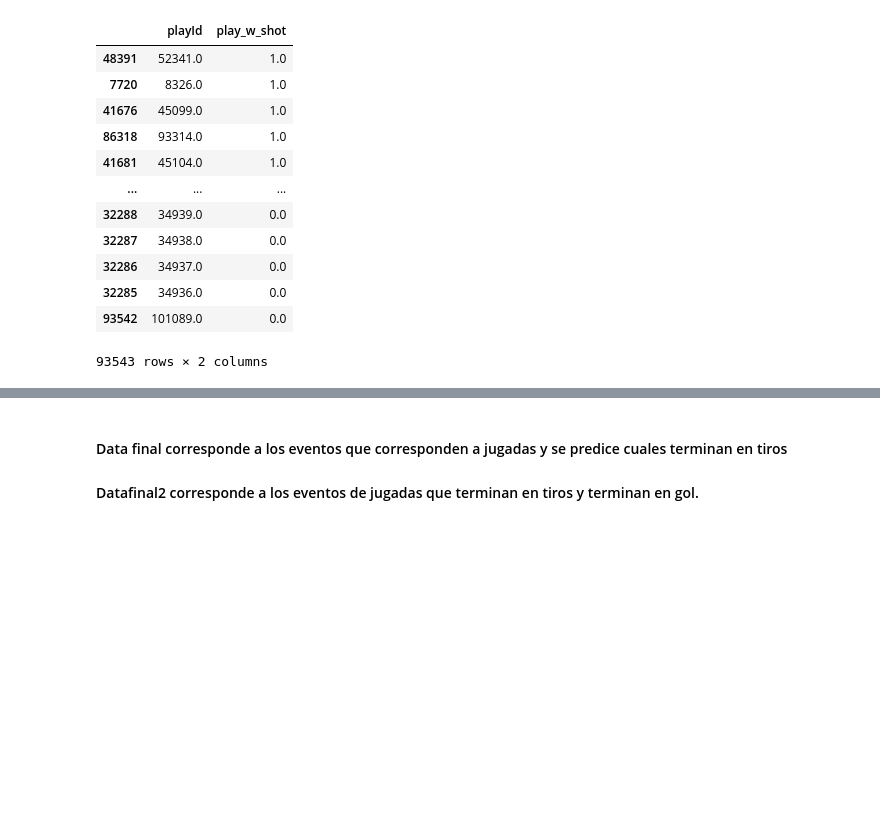
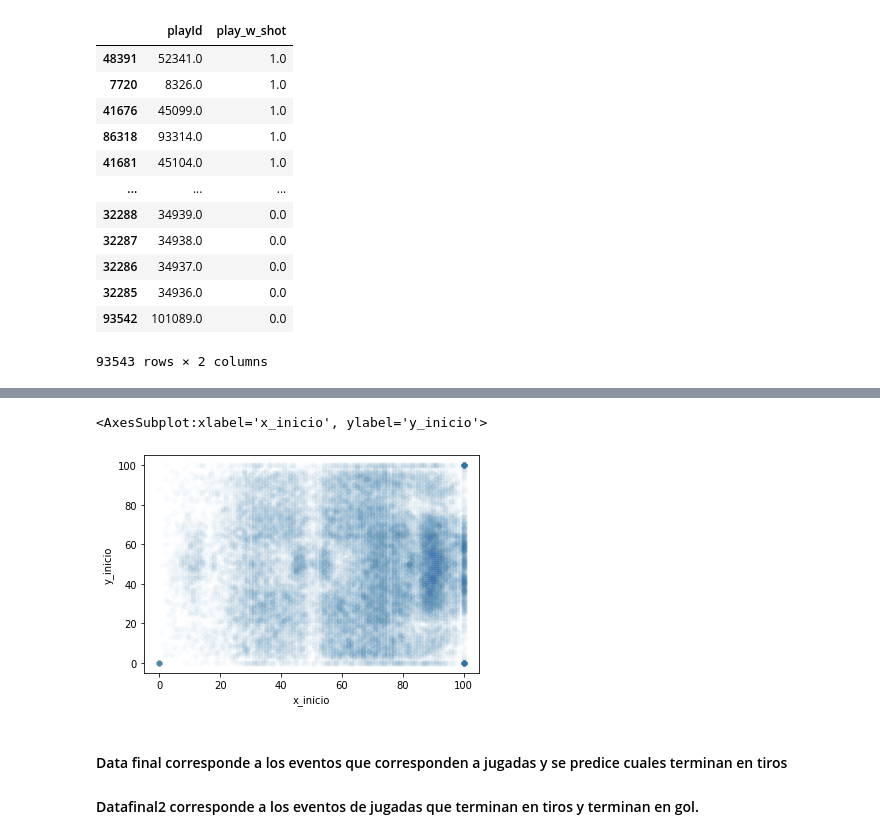
Before and after one commit to ErnestoAnaya/analisis_deportivo, a Jupyter notebook: Codigos/Jugadas/viz_reg_log.ipynb, the cells around one changed output, grey strips where cells are left out. Drawn from its saved outputs; the diff is of its cells as text; code cells hidden in the pictures; blank space fills up the shorter version.

```diff
--- a/Codigos/Jugadas/viz_reg_log.ipynb
+++ b/Codigos/Jugadas/viz_reg_log.ipynb
@@ -172,3 +202,8 @@ jug_sep2 = jug_sep2.rename(columns={"play_w_shot": "y"})
+# %%
+sns.scatterplot(data=data_final_2, x="x_inicio", y="y_inicio", alpha = 0.02)
+# %% [output]
+<AxesSubplot:xlabel='x_inicio', ylabel='y_inicio'>
+[figure, added]
 # %% [markdown]
 #### Data final corresponde a los eventos que corresponden a jugadas y se predice cuales terminan en tiros
 #### Datafinal2 corresponde a los eventos de jugadas que terminan en tiros y terminan en gol.
```
Also changed, not shown: parts of 13 cells of this notebook, 1 other file.
